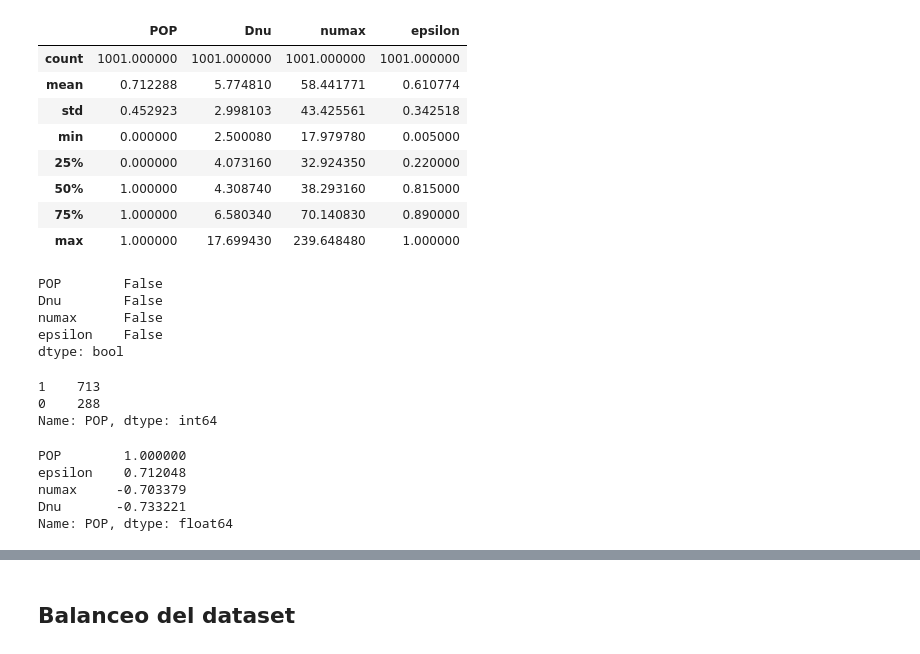
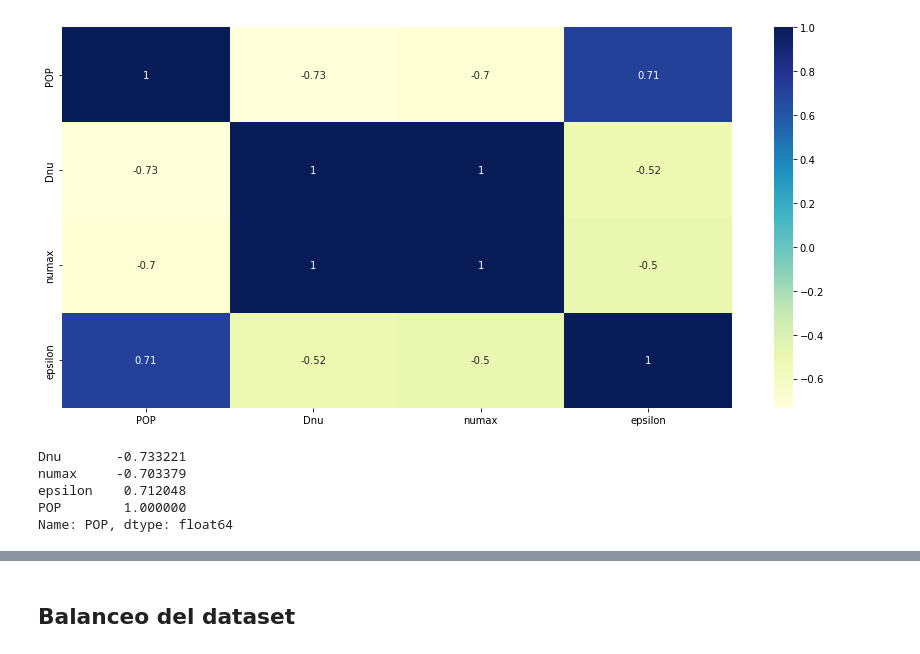
Before and after one commit to Lizzy-Mejia/Asteroseismology_Prediction, a Jupyter notebook: Asteroseismology_Prediction.ipynb, the cells around one changed output, grey strips where cells are left out. Cells and saved outputs as stored; diff of their text form; code cells hidden in the pictures.

```diff
--- a/Asteroseismology_Prediction.ipynb
+++ b/Asteroseismology_Prediction.ipynb
@@ -46,39 +114,18 @@ memory usage: 31.4 KB
-# %%
-#Visualización de la información estadística del conjunto de datos
-df.describe()
-# %% [output]
-|  | POP | Dnu | numax | epsilon |
-| count | 1001.000000 | 1001.000000 | 1001.000000 | 1001.000000 |
-| mean | 0.712288 | 5.774810 | 58.441771 | 0.610774 |
-| std | 0.452923 | 2.998103 | 43.425561 | 0.342518 |
-| min | 0.000000 | 2.500080 | 17.979780 | 0.005000 |
-| 25% | 0.000000 | 4.073160 | 32.924350 | 0.220000 |
-| 50% | 1.000000 | 4.308740 | 38.293160 | 0.815000 |
-| 75% | 1.000000 | 6.580340 | 70.140830 | 0.890000 |
-| max | 1.000000 | 17.699430 | 239.648480 | 1.000000 |
-# %%
-#Validación si hay algún valor nulo en el conjunto de datos.
-df.isna().any()
-# %% [output]
-POP        False
-Dnu        False
-numax      False
-epsilon    False
-dtype: bool
-# %%
-#Validación de la cantidad de ejemplos que posee el dataset segun la variable de salida.
-df['POP'].value_counts()
-# %% [output]
-1    713
-0    288
-Name: POP, dtype: int64
+# %%
+# Validación de correlaciones
+correlation = df.corr()
+fig1 = plt.figure (figsize = (15,7))
+ax = fig1.add_subplot(111)
+df.plot = sns.heatmap(correlation, cmap="YlGnBu", annot=True)
+plt.show()
+# %% [output]
+[figure, added]
 # %%
-# Validación de la correlación entre las variables de entrada con relación a la variable de salida.
-corr_matrix = df.corr()
-corr_matrix["POP"].sort_values(ascending=False)
+# Verificamos cuales son las variables que poseen mas correlación con respecto a la variable de salida
+df.corr()['POP'].sort_values()
 # %% [output]
+Dnu       -0.733221
+numax     -0.703379
+epsilon    0.712048
 POP        1.000000
-epsilon    0.712048
-numax     -0.703379
-Dnu       -0.733221
 Name: POP, dtype: float64
```
Also changed, not shown: parts of 118 cells of this notebook.
